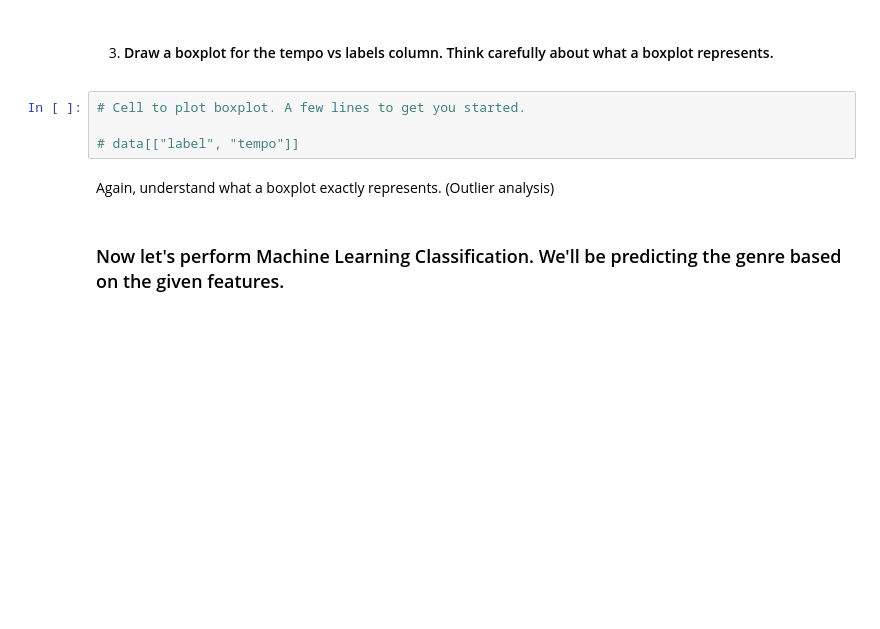
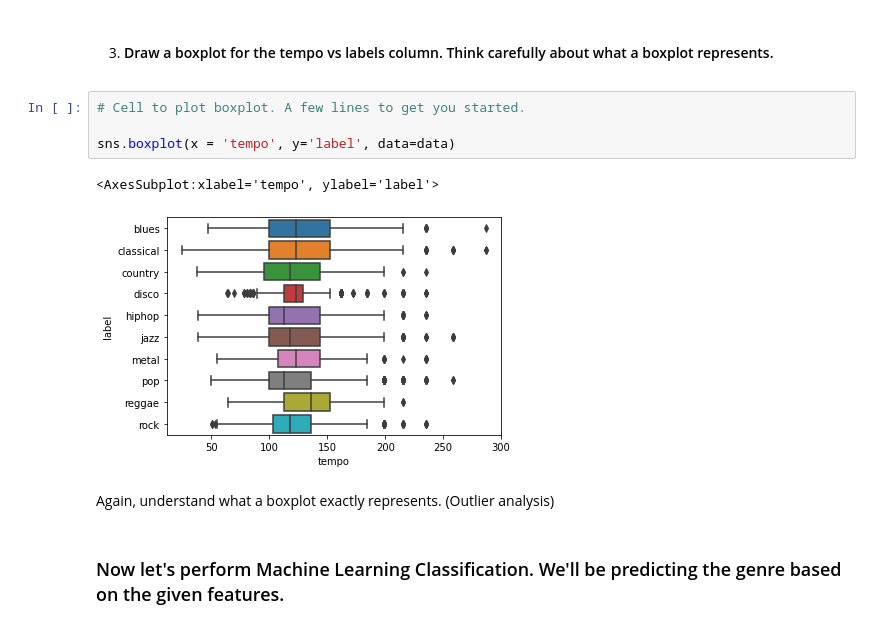
Before and after one commit to prachuryanath/SA-CAIITG, a Jupyter notebook: WEEK 4/SA2021_W4.ipynb, the cells around one changed output. Drawn from its saved outputs; the diff is of its cells as text; blank space fills up the shorter version.

```diff
--- a/WEEK 4/SA2021_W4.ipynb
+++ b/WEEK 4/SA2021_W4.ipynb
@@ -53,7 +85,10 @@ Expected Output : (9990, 59)
 # %%
 # Cell to plot boxplot. A few lines to get you started.
 
-# data[["label", "tempo"]]
+sns.boxplot(x = 'tempo', y='label', data=data)
+# %% [output]
+<AxesSubplot:xlabel='tempo', ylabel='label'>
+[figure, added]
 # %% [markdown]
 Again, understand what a boxplot exactly represents. (Outlier analysis)
 # %% [markdown]
```
Also changed, not shown: parts of 15 cells of this notebook.
